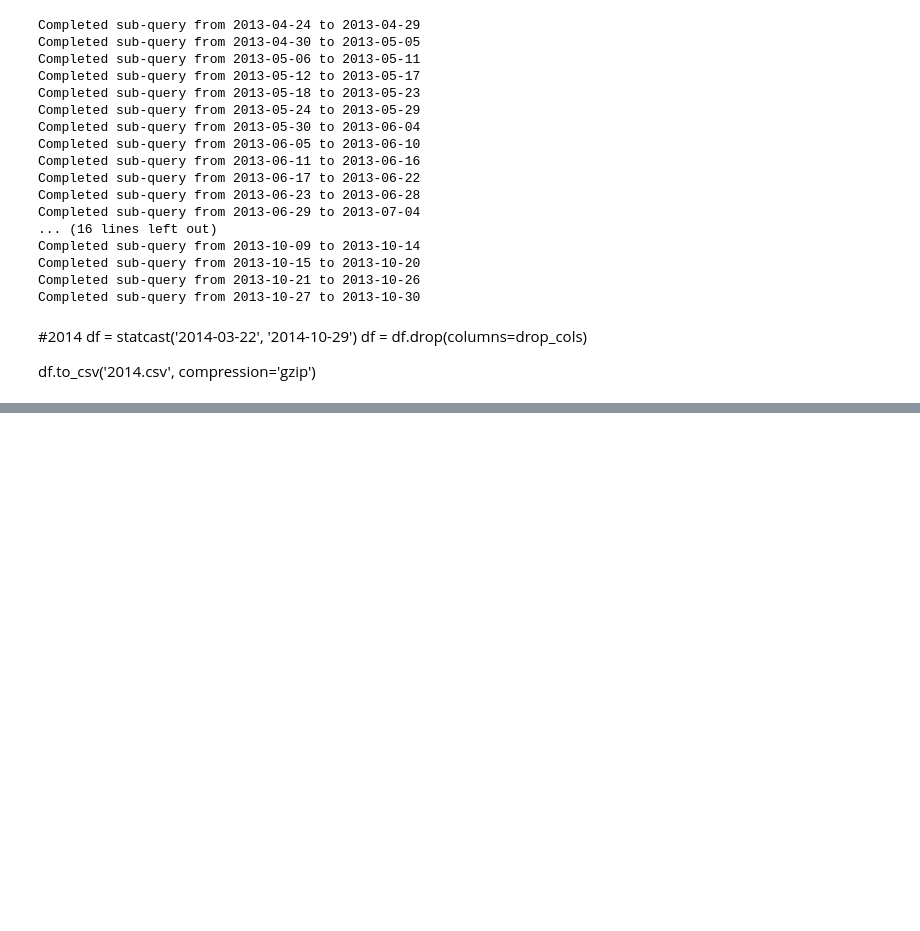
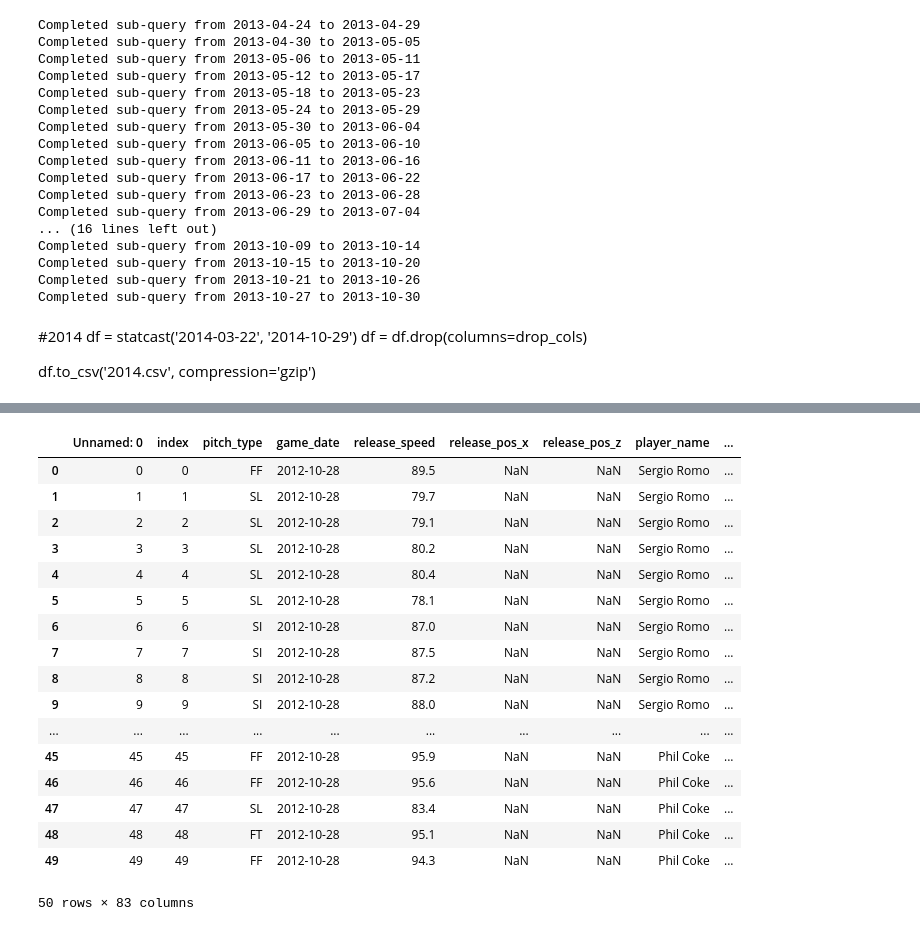
Before and after one commit to Mattsantos541/pitch_predict, a Jupyter notebook: acquire and write csv.ipynb, the cells around one changed output, grey strips where cells are left out. Cells and saved outputs as stored; diff of their text form; code cells hidden in the pictures; blank space fills up the shorter version.

```diff
--- a/acquire and write csv.ipynb
+++ b/acquire and write csv.ipynb
@@ -72,0 +68,21 @@ UnicodeDecodeError: 'utf-8' codec can't decode byte 0x8b in position 1: invalid
+# %%
+df_12.head(50)
+# %% [output]
+|  | Unnamed: 0 | index | pitch_type | game_date | release_speed | release_pos_x | release_pos_z | player_name | ... |
+| 0 | 0 | 0 | FF | 2012-10-28 | 89.5 | NaN | NaN | Sergio Romo | ... |
+| 1 | 1 | 1 | SL | 2012-10-28 | 79.7 | NaN | NaN | Sergio Romo | ... |
+| 2 | 2 | 2 | SL | 2012-10-28 | 79.1 | NaN | NaN | Sergio Romo | ... |
+| 3 | 3 | 3 | SL | 2012-10-28 | 80.2 | NaN | NaN | Sergio Romo | ... |
+| 4 | 4 | 4 | SL | 2012-10-28 | 80.4 | NaN | NaN | Sergio Romo | ... |
+| 5 | 5 | 5 | SL | 2012-10-28 | 78.1 | NaN | NaN | Sergio Romo | ... |
+| 6 | 6 | 6 | SI | 2012-10-28 | 87.0 | NaN | NaN | Sergio Romo | ... |
+| 7 | 7 | 7 | SI | 2012-10-28 | 87.5 | NaN | NaN | Sergio Romo | ... |
+| 8 | 8 | 8 | SI | 2012-10-28 | 87.2 | NaN | NaN | Sergio Romo | ... |
+| 9 | 9 | 9 | SI | 2012-10-28 | 88.0 | NaN | NaN | Sergio Romo | ... |
+| ... | ... | ... | ... | ... | ... | ... | ... | ... | ... |
+| 45 | 45 | 45 | FF | 2012-10-28 | 95.9 | NaN | NaN | Phil Coke | ... |
+| 46 | 46 | 46 | FF | 2012-10-28 | 95.6 | NaN | NaN | Phil Coke | ... |
+| 47 | 47 | 47 | SL | 2012-10-28 | 83.4 | NaN | NaN | Phil Coke | ... |
+| 48 | 48 | 48 | FT | 2012-10-28 | 95.1 | NaN | NaN | Phil Coke | ... |
+| 49 | 49 | 49 | FF | 2012-10-28 | 94.3 | NaN | NaN | Phil Coke | ... |
+50 rows × 83 columns
```
Also changed, not shown: parts of 4 cells of this notebook.
